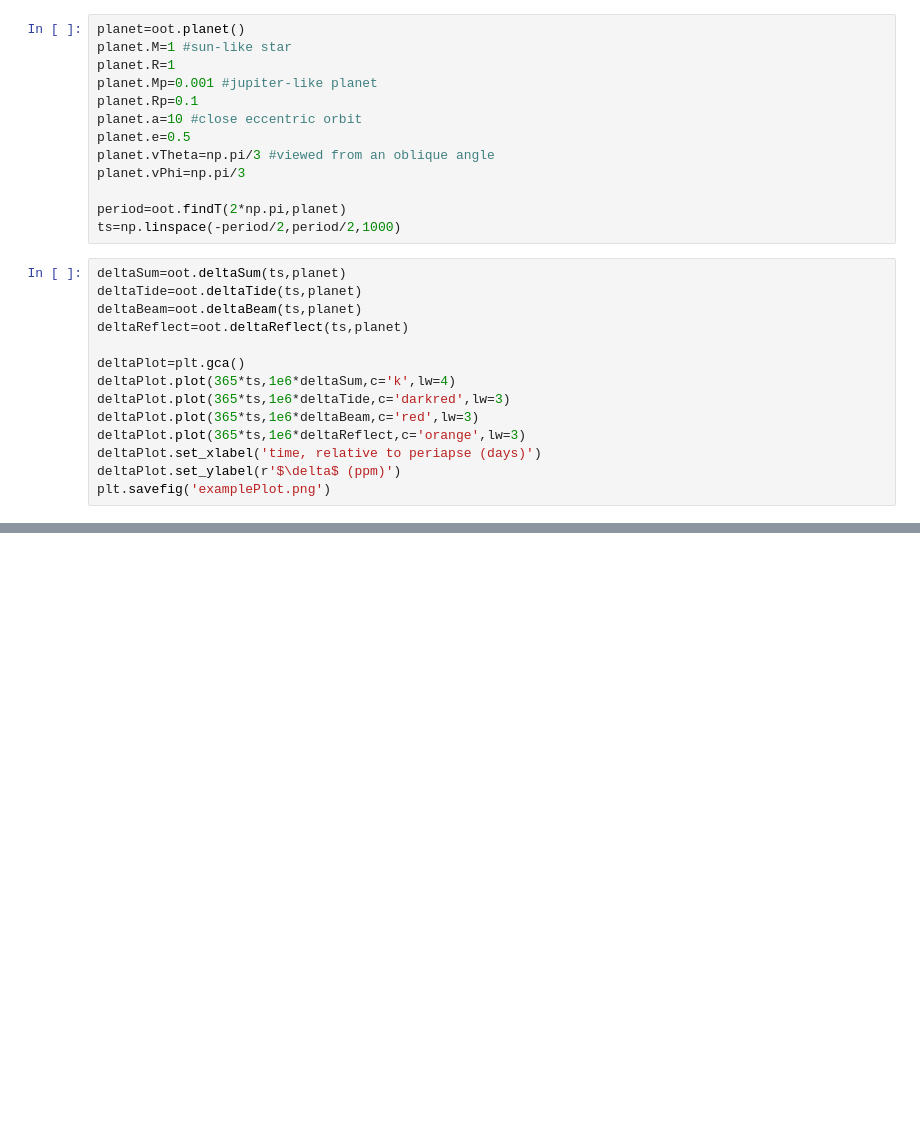
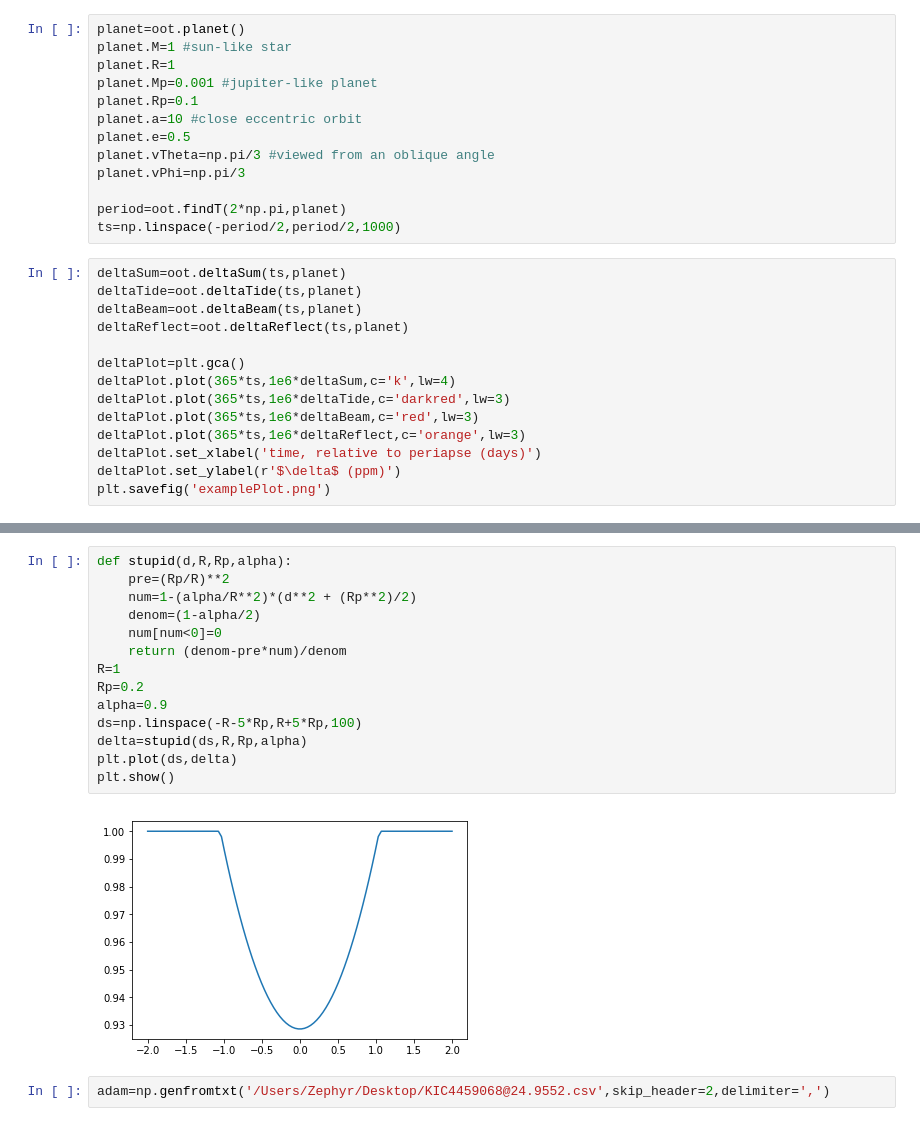
Before and after one commit to zpenoyre/OoT, a Jupyter notebook: ootExample.ipynb, the cells around one changed output, grey strips where cells are left out. Drawn from its saved outputs; the diff is of its cells as text; blank space fills up the shorter version.

Commit message:
completely borked the example, and using a stupid fsolve to make things quick

```diff
--- a/ootExample.ipynb
+++ b/ootExample.ipynb
@@ -50,0 +87,18 @@ plt.show()
+# %%
+def stupid(d,R,Rp,alpha):
+    pre=(Rp/R)**2
+    num=1-(alpha/R**2)*(d**2 + (Rp**2)/2)
+    denom=(1-alpha/2)
+    num[num<0]=0
+    return (denom-pre*num)/denom
+R=1
+Rp=0.2
+alpha=0.9
+ds=np.linspace(-R-5*Rp,R+5*Rp,100)
+delta=stupid(ds,R,Rp,alpha)
+plt.plot(ds,delta)
+plt.show()
+# %% [output]
+[figure, added]
+# %%
+adam=np.genfromtxt('/Users/Zephyr/Desktop/KIC4459068@24.9552.csv',skip_header=2,delimiter=',')
```
Also changed, not shown: parts of 7 cells of this notebook, 2 other files.
